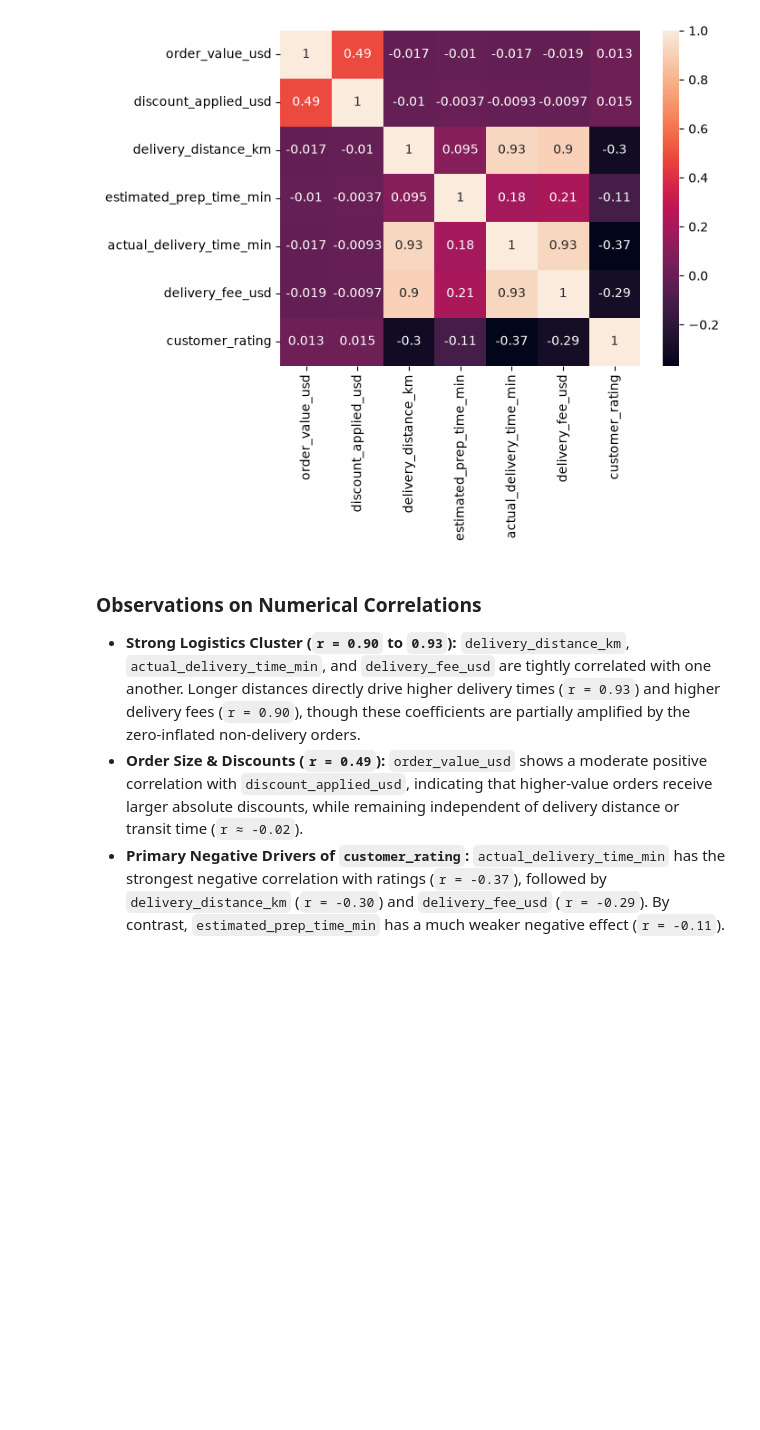
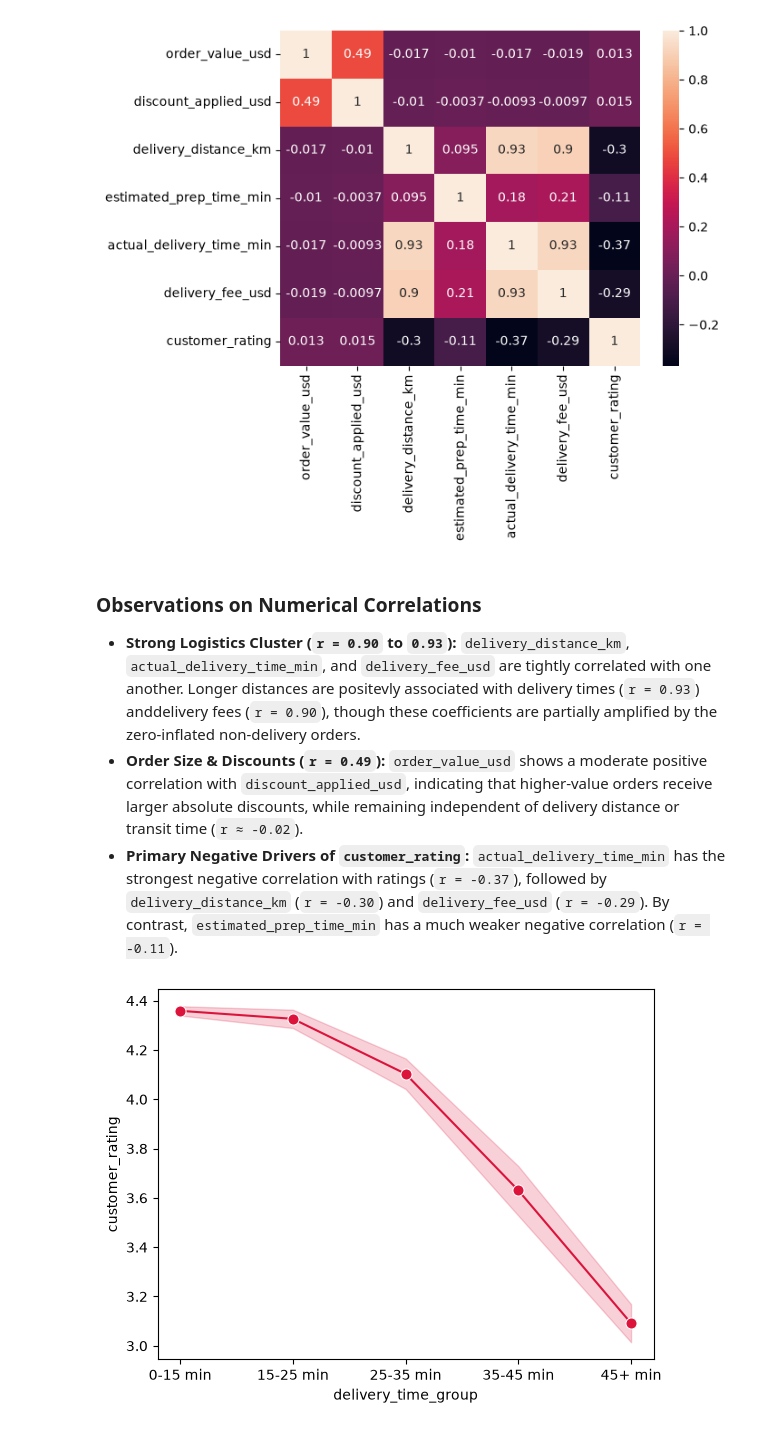
Before and after one commit to emorozo2006/global-food-delivery-eda, a Jupyter notebook: notebooks/notebook.ipynb, the cells around one changed output. Saved outputs shown, nothing was run; the diff lists cells and outputs as text; code cells hidden in the pictures; blank space fills up the shorter version.

```diff
--- a/notebooks/notebook.ipynb
+++ b/notebooks/notebook.ipynb
@@ -319,6 +318,27 @@ plt.show()
 # %% [markdown]
 ### Observations on Numerical Correlations
 
-- **Strong Logistics Cluster (`r = 0.90` to `0.93`):** `delivery_distance_km`, `actual_delivery_time_min`, and `delivery_fee_usd` are tightly correlated with one another. Longer distances directly drive higher delivery times (`r = 0.93`) and higher delivery fees (`r = 0.90`), though these coefficients are partially amplified by the zero-inflated non-delivery orders.
+- **Strong Logistics Cluster (`r = 0.90` to `0.93`):** `delivery_distance_km`, `actual_delivery_time_min`, and `delivery_fee_usd` are tightly correlated with one another. Longer distances are positevly associated with delivery times (`r = 0.93`) anddelivery fees (`r = 0.90`), though these coefficients are partially amplified by the zero-inflated non-delivery orders.
 - **Order Size & Discounts (`r = 0.49`):** `order_value_usd` shows a moderate positive correlation with `discount_applied_usd`, indicating that higher-value orders receive larger absolute discounts, while remaining independent of delivery distance or transit time (`r ≈ -0.02`).
-- **Primary Negative Drivers of `customer_rating`:** `actual_delivery_time_min` has the strongest negative correlation with ratings (`r = -0.37`), followed by `delivery_distance_km` (`r = -0.30`) and `delivery_fee_usd` (`r = -0.29`). By contrast, `estimated_prep_time_min` has a much weaker negative effect (`r = -0.11`).
+- **Primary Negative Drivers of `customer_rating`:** `actual_delivery_time_min` has the strongest negative correlation with ratings (`r = -0.37`), followed by `delivery_distance_km` (`r = -0.30`) and `delivery_fee_usd` (`r = -0.29`). By contrast, `estimated_prep_time_min` has a much weaker negative correlation (`r = -0.11`).
+# %%
+delivery_only=df[df['order_channel']=='Online Delivery App'].copy()
+# %%
+time_bins = [0, 15, 25, 35, 45, 80]
+time_labels = ["0-15 min", "15-25 min", "25-35 min", "35-45 min", "45+ min"]
+
+delivery_only["delivery_time_group"] = pd.cut(
+    delivery_only["actual_delivery_time_min"], bins=time_bins, labels=time_labels
+)
+
+sns.lineplot(
+    data=delivery_only,
+    x="delivery_time_group",
+    y="customer_rating",
+    marker="o",
+    markersize=8,
+    color="crimson",
+)
+plt.show()
+# %% [output]
+[figure, added]
```
Also changed, not shown: parts of 13 cells of this notebook.
